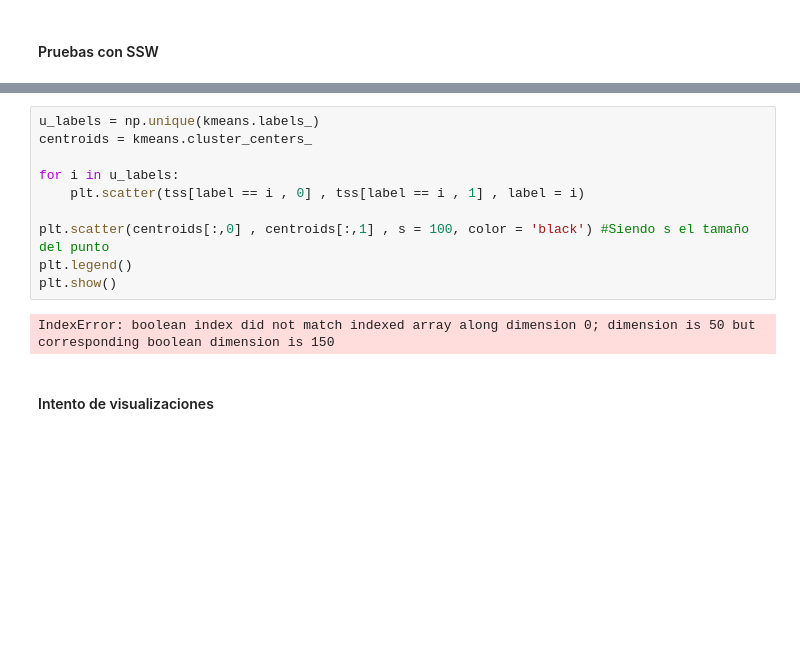
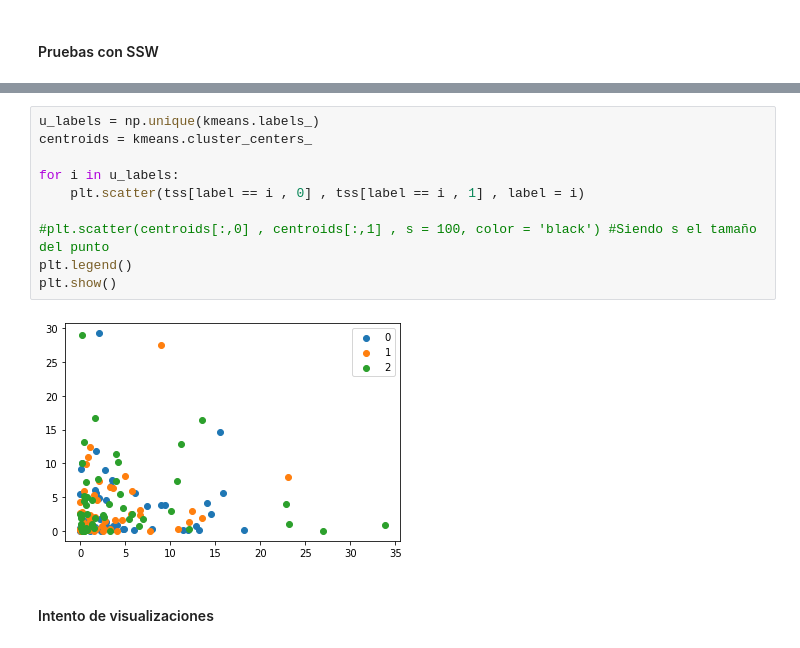
Before and after one commit to AndreaMendez09/Samsung-IA, a Jupyter notebook: 3.Ejercicios completados/2. Ejercicios obligatorios/Entregable 4 ML/problem_0401.ipynb, the cells around one changed output, grey strips where cells are left out. Cells and saved outputs as stored; diff of their text form; blank space fills up the shorter version.

```diff
--- a/3.Ejercicios completados/2. Ejercicios obligatorios/Entregable 4 ML/problem_0401.ipynb
+++ b/3.Ejercicios completados/2. Ejercicios obligatorios/Entregable 4 ML/problem_0401.ipynb
@@ -96,15 +126,15 @@ tss.shape
 # %%
 u_labels = np.unique(kmeans.labels_)
 centroids = kmeans.cluster_centers_
 
 for i in u_labels:
     plt.scatter(tss[label == i , 0] , tss[label == i , 1] , label = i)
 
-plt.scatter(centroids[:,0] , centroids[:,1] , s = 100, color = 'black') #Siendo s el tamaño del punto
+#plt.scatter(centroids[:,0] , centroids[:,1] , s = 100, color = 'black') #Siendo s el tamaño del punto
 plt.legend()
 plt.show()
 # %% [output]
-IndexError: boolean index did not match indexed array along dimension 0; dimension is 50 but corresponding boolean dimension is 150
+[figure, added]
 # %% [markdown]
 #### Intento de visualizaciones
 # %% [markdown]
```
Also changed, not shown: parts of 4 cells of this notebook, 3 other files.
